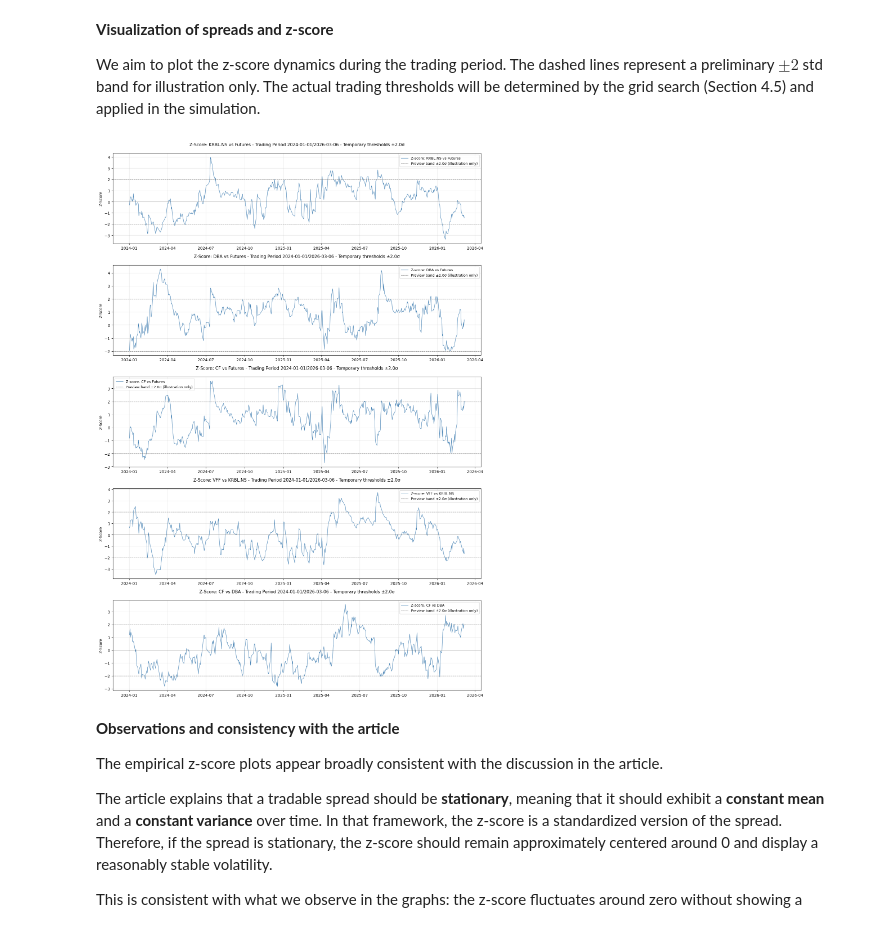
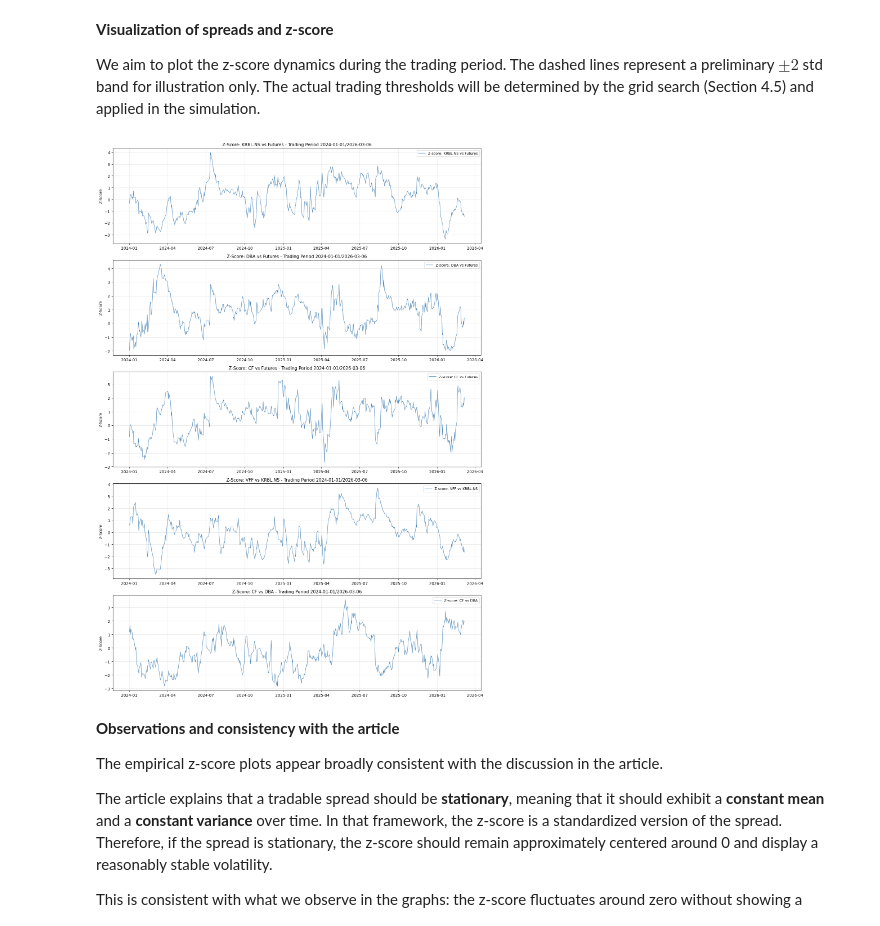
Before and after one commit to NatachaGsn/rice-trading-project, a Jupyter notebook: trading_game1_rice_v2.ipynb, the cells around one changed output. Saved outputs shown, nothing was run; the diff lists cells and outputs as text; code cells hidden in the pictures.

```diff
--- a/trading_game1_rice_v2.ipynb
+++ b/trading_game1_rice_v2.ipynb
@@ -128,7 +128,7 @@ If running on Google Colab, uncomment the indicated lines.
 # uploaded = files.upload()   # select data.csv
 
 # Load the CSV file
-df = pd.read_csv('data.csv', index_col='Date', parse_dates=True)
+df = pd.read_csv('data2.csv', index_col='Date', parse_dates=True)
 
 print(f"Dataset shape: {df.shape}  ({df.shape[0]} trading days, {df.shape[1]} assets)")
 print(f"Date range: {df.index.min().date()} → {df.index.max().date()}")
@@ -586,40 +586,34 @@ We aim to plot the z-score dynamics during the trading period.
 The dashed lines represent a preliminary $±2$ std band for illustration only. The actual trading thresholds will be determined by the grid search (Section 4.5) and applied in the simulation.
 # %%
 # ==========================
-# VISUALIZE SPREADS & Z-SCORES (Trading period)
+# VISUALIZE SPREADS & Z-SCORES
 # ==========================
-
-PREVIEW_BAND = 2.0   # preliminary band for visualization only (not used in trading)
 
 n_spreads = len(spreads_form.columns)
 if n_spreads == 0:
     print('No valid spreads to plot.')
 else:
     fig, axes = plt.subplots(n_spreads, 1, figsize=(14, 4 * n_spreads), squeeze=False)
 
     for idx, k in enumerate(spreads_form.columns):
         ax   = axes[idx][0]
         meta = spread_meta[k]
         label = f"{meta['asset_j']} vs {meta['asset_i']}"
         std   = spread_stats[k]['std']
 
         ax.plot(zscores_trade.index, zscores_trade[k],
                 label=f'Z-score: {label}', linewidth=0.9, color='steelblue')
-        ax.axhline( PREVIEW_BAND, color='gray', linestyle='--', linewidth=1.0,
-                    label=f'Preview band ±{PREVIEW_BAND}σ (illustration only)')
-        ax.axhline(-PREVIEW_BAND, color='gray', linestyle='--', linewidth=1.0)
-        ax.axhline(0, color='black', linestyle='-', linewidth=0.6, alpha=0.4)
 
-        ax.set_title(f'Z-Score: {label} - Trading Period {TRADING_START}/{TRADING_END} - Temporary thresholds ±{PREVIEW_BAND}σ\n',
+        ax.set_title(f'Z-Score: {label} - Trading Period {TRADING_START}/{TRADING_END}',
                      fontsize=11)
         ax.set_ylabel('Z-Score')
         ax.legend(fontsize=9)
         ax.xaxis.set_major_formatter(mdates.DateFormatter('%Y-%m'))
 
     plt.tight_layout()
     plt.show()
 # %% [output]
-[figure, old version]
+[figure, new version]
 # %% [markdown]
 **Observations and consistency with the article**
 
```
Also changed, not shown: parts of 13 cells of this notebook.
